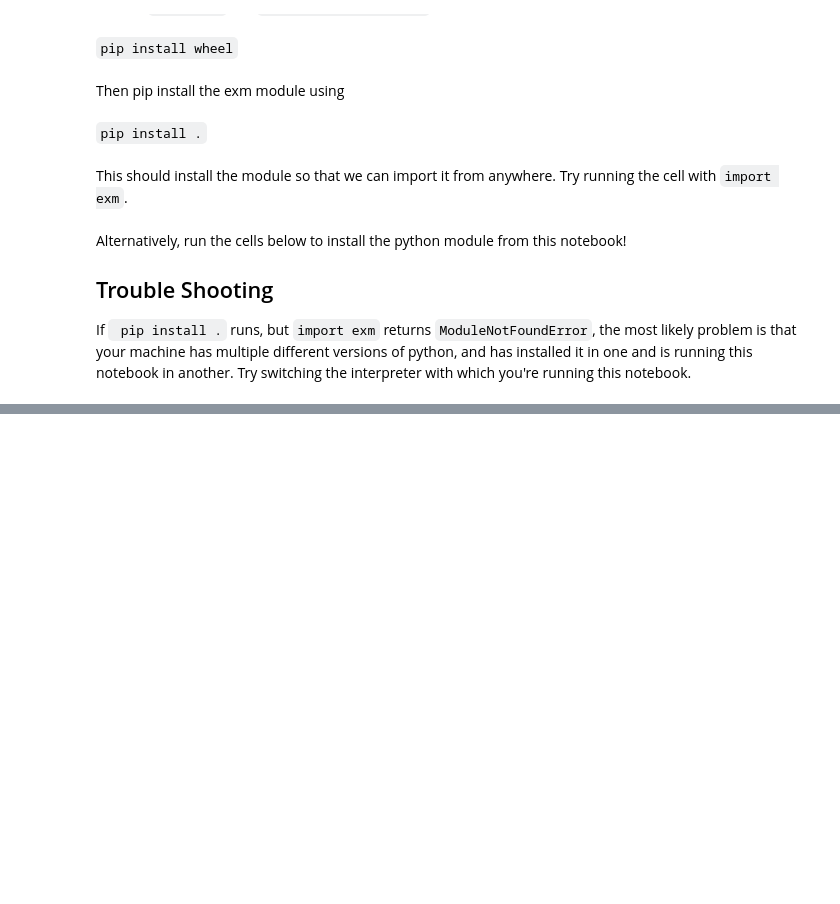
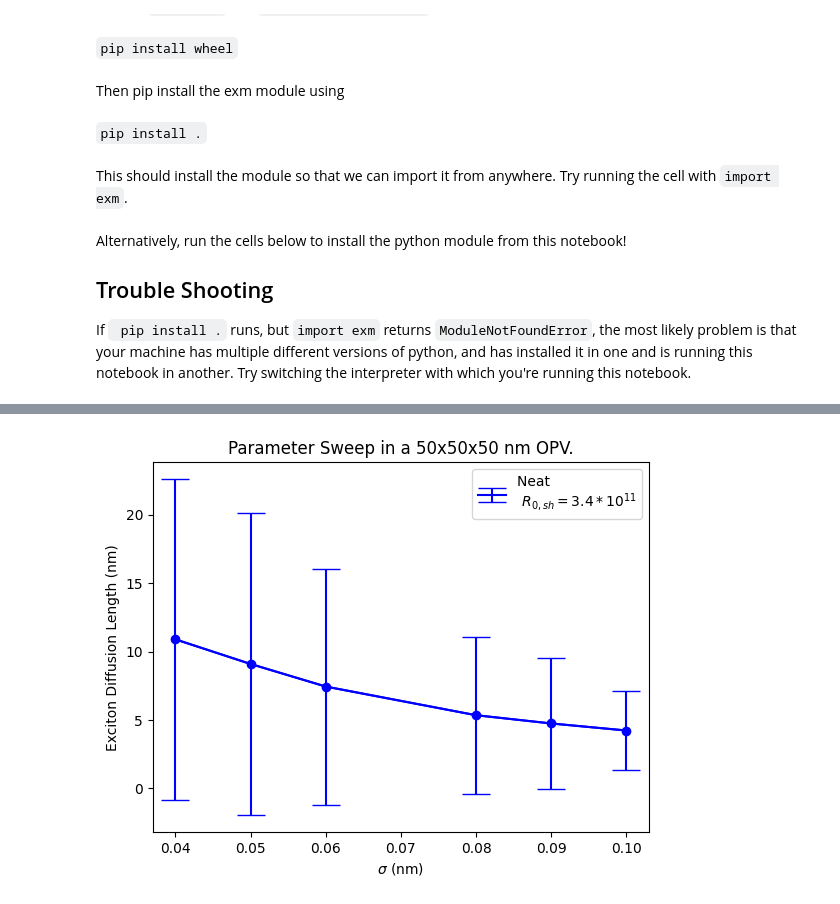
Before and after one commit to MikeHeiber/Excimontec, a Jupyter notebook: tutorials/getting_started.ipynb, the cells around one changed output, grey strips where cells are left out. Drawn from its saved outputs; the diff is of its cells as text; code cells hidden in the pictures; blank space fills up the shorter version.

```diff
--- a/tutorials/getting_started.ipynb
+++ b/tutorials/getting_started.ipynb
@@ -104,0 +129,9 @@ Parameter loading complete!
+# %%
+project_name = "data/exciton_diffusion_parameter_sweep"
+sigmas = np.round(np.linspace(0.04,0.10,6),2)
+print(sigmas)
+folder_names = [f'sigma_{val}' for val in sigmas]
+default_parameter_file = './exciton_diffusion_default.txt'
+parameter_dicts = [{'Energy_stdev_donor':val,'Energy_stdev_acceptor':val} for val in sigmas]
+p = Project(project_name,folder_names,parameter_dicts,default_name=default_parameter_file)
+# p.run(cores =4)
@@ -104,0 +146,7 @@ Parameter loading complete!
+# %%
+az = Analyzer(project_name,parameter_dicts,folder_names)
+fig,ax = plt.subplots()
+ax.set(xlabel='$\sigma$ (nm)',ylabel = 'Exciton Diffusion Length (nm)',title = 'Parameter Sweep in a 50x50x50 nm OPV.')
+az.plot_edl(ax) # This function extracts the Exciton Diffusion Length and Error from each summary and plots them using matplotlib
+# %% [output]
+[figure, added]
```
Also changed, not shown: parts of 11 cells of this notebook, 3 other files.
